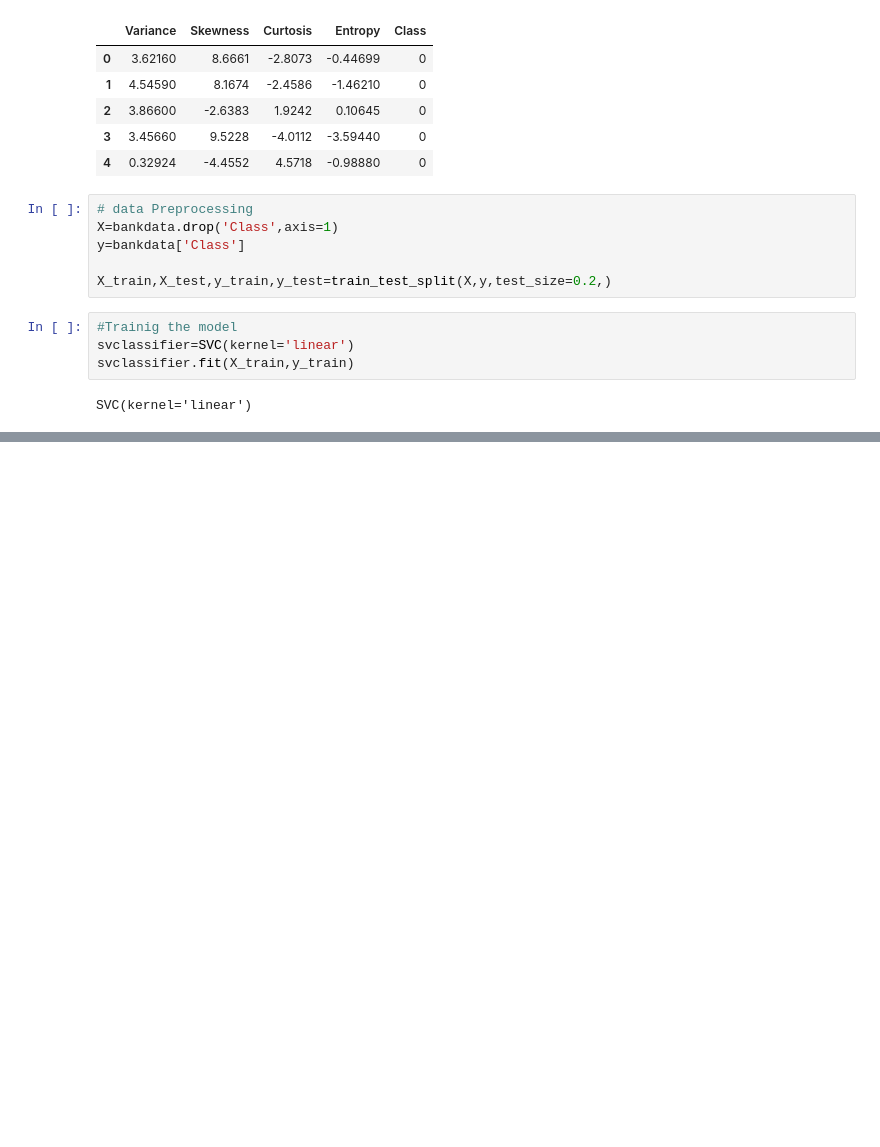
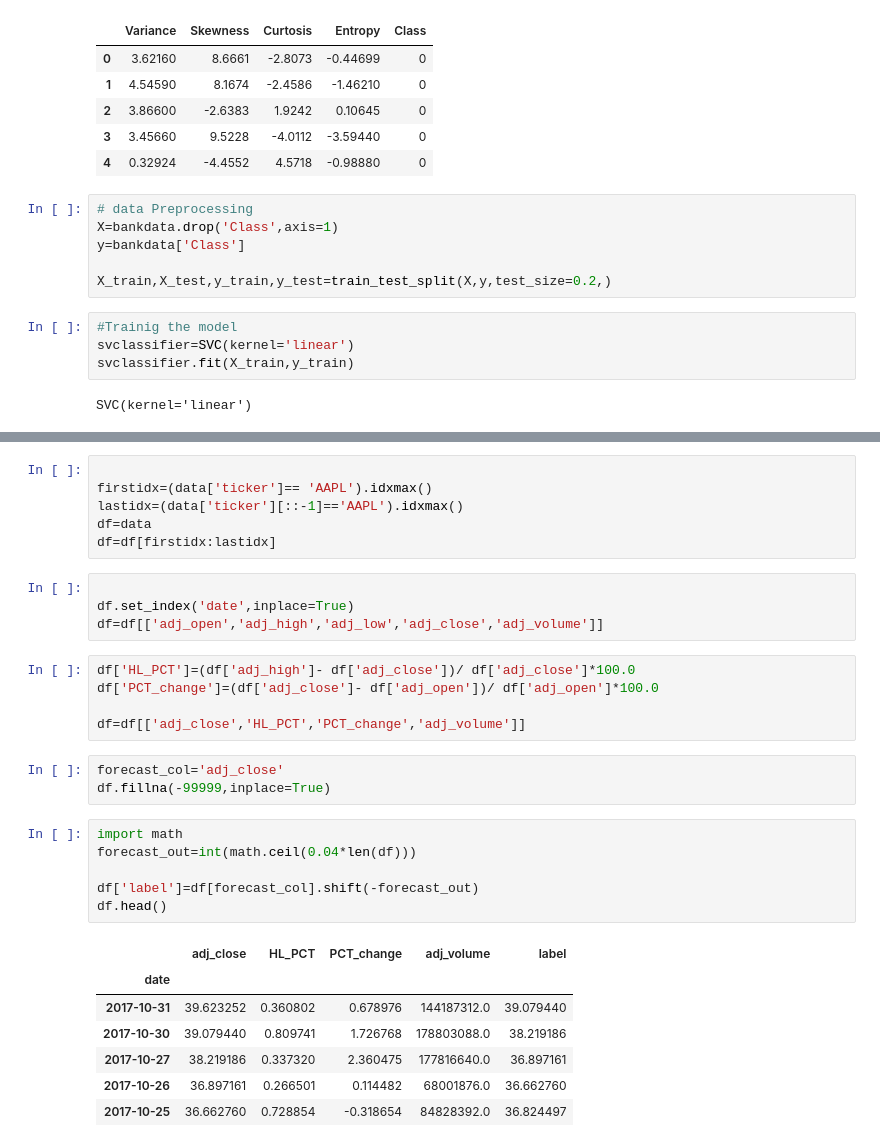
Before and after one commit to Krishwall/Python_ML, a Jupyter notebook: regression.ipynb, the cells around one changed output, grey strips where cells are left out. Drawn from its saved outputs; the diff is of its cells as text; blank space fills up the shorter version.

```diff
--- a/regression.ipynb
+++ b/regression.ipynb
@@ -129,0 +309,32 @@ weighted avg       0.99      0.99      0.99       275
+# %%
+
+firstidx=(data['ticker']== 'AAPL').idxmax()
+lastidx=(data['ticker'][::-1]=='AAPL').idxmax()
+df=data
+df=df[firstidx:lastidx]
+# %%
+
+df.set_index('date',inplace=True)
+df=df[['adj_open','adj_high','adj_low','adj_close','adj_volume']]
+# %%
+df['HL_PCT']=(df['adj_high']- df['adj_close'])/ df['adj_close']*100.0
+df['PCT_change']=(df['adj_close']- df['adj_open'])/ df['adj_open']*100.0
+
+df=df[['adj_close','HL_PCT','PCT_change','adj_volume']]
+# %%
+forecast_col='adj_close'
+df.fillna(-99999,inplace=True)
+# %%
+import math
+forecast_out=int(math.ceil(0.04*len(df)))
+
+df['label']=df[forecast_col].shift(-forecast_out)
+df.head()
+# %% [output]
+|  | adj_close | HL_PCT | PCT_change | adj_volume | label |
+| date |  |  |  |  |  |
+| 2017-10-31 | 39.623252 | 0.360802 | 0.678976 | 144187312.0 | 39.079440 |
+| 2017-10-30 | 39.079440 | 0.809741 | 1.726768 | 178803088.0 | 38.219186 |
+| 2017-10-27 | 38.219186 | 0.337320 | 2.360475 | 177816640.0 | 36.897161 |
+| 2017-10-26 | 36.897161 | 0.266501 | 0.114482 | 68001876.0 | 36.662760 |
+| 2017-10-25 | 36.662760 | 0.728854 | -0.318654 | 84828392.0 | 36.824497 |
```
Also changed, not shown: parts of 17 cells of this notebook, 2 other files.
